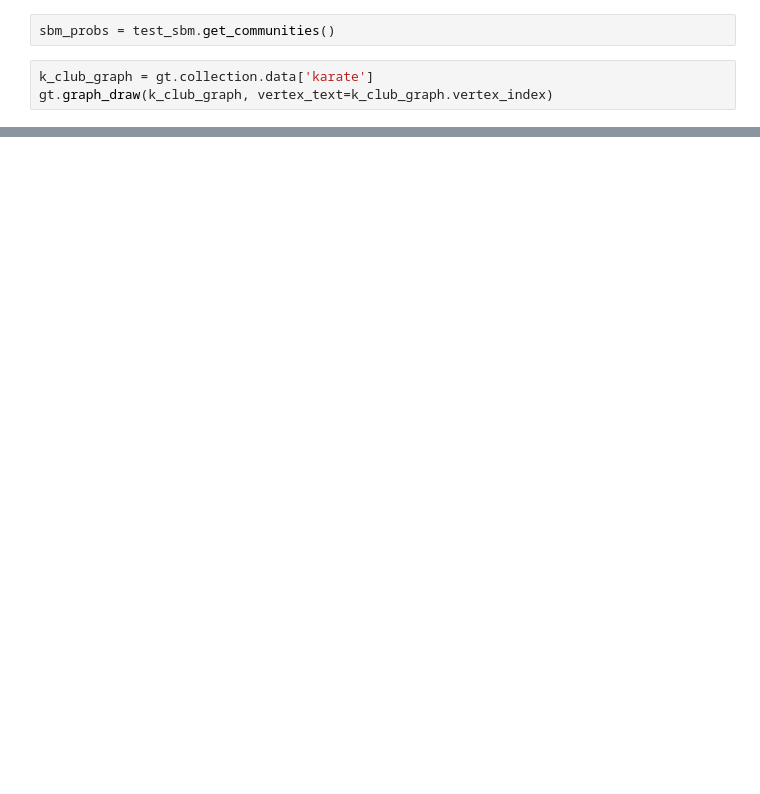
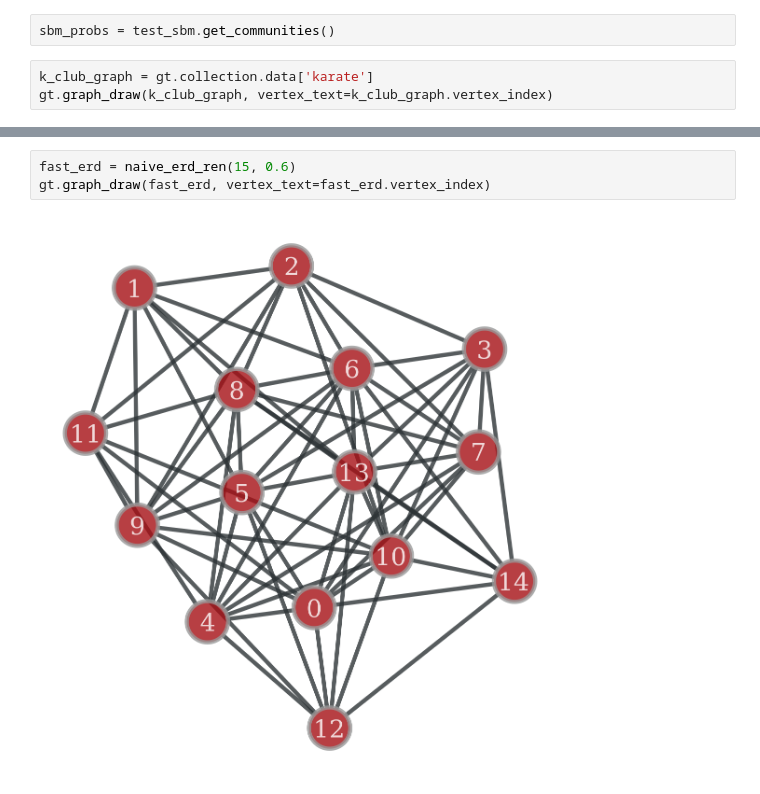
Before and after one commit to hmm0403/Kernighan-Lin, a Jupyter notebook: KERNIGHAN_LIN.ipynb, the cells around one changed output, grey strips where cells are left out. Cells and saved outputs as stored; diff of their text form; blank space fills up the shorter version.

```diff
--- a/KERNIGHAN_LIN.ipynb
+++ b/KERNIGHAN_LIN.ipynb
@@ -293,0 +389,5 @@ k_club_dc_probs = k_club_dc.get_communities()
+# %%
+fast_erd = naive_erd_ren(15, 0.6)
+gt.graph_draw(fast_erd, vertex_text=fast_erd.vertex_index)
+# %% [output]
+[figure, added]
```
Also changed, not shown: parts of 20 cells of this notebook.
